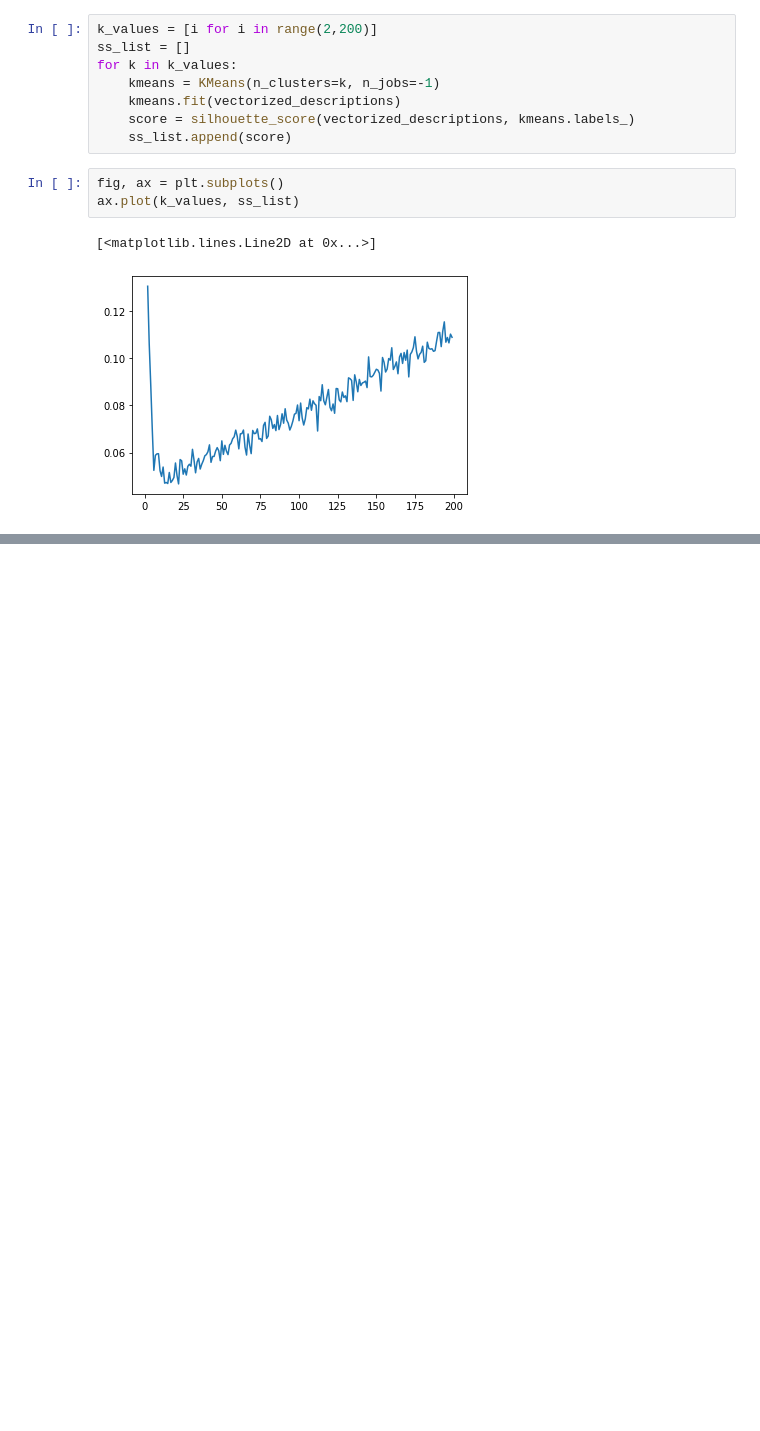
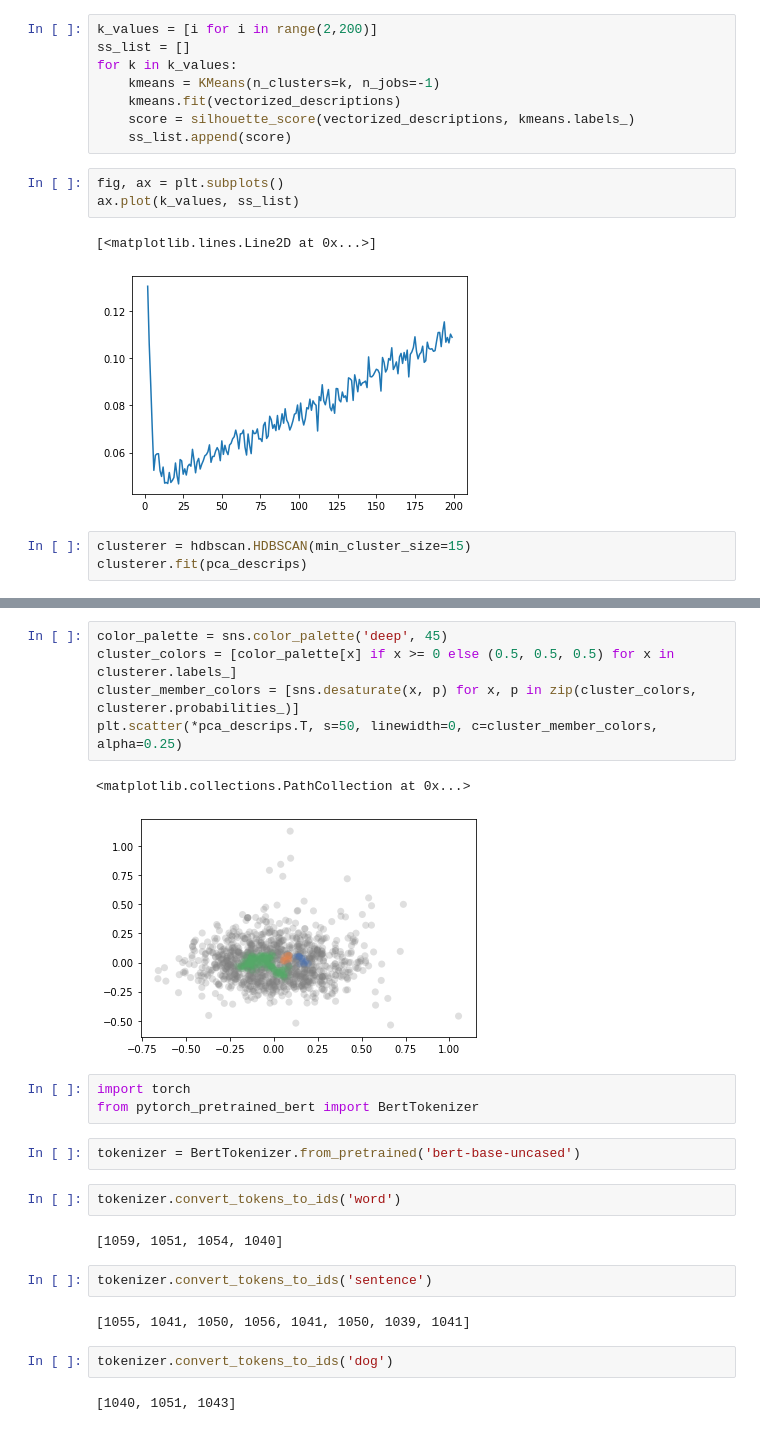
Before and after one commit to Joshmantova/Which-Job-Is-Right-For-You, a Jupyter notebook: notebooks/Spacy_vectorization.ipynb, the cells around one changed output, grey strips where cells are left out. Saved outputs shown, nothing was run; the diff lists cells and outputs as text; blank space fills up the shorter version.

```diff
--- a/notebooks/Spacy_vectorization.ipynb
+++ b/notebooks/Spacy_vectorization.ipynb
@@ -106,3 +109,6 @@ ax.plot(k_values, ss_list)
 # %% [output]
 [<matplotlib.lines.Line2D at 0x...>]
 [figure]
+# %%
+clusterer = hdbscan.HDBSCAN(min_cluster_size=15)
+clusterer.fit(pca_descrips)
@@ -108,0 +150,25 @@ ax.plot(k_values, ss_list)
+# %%
+color_palette = sns.color_palette('deep', 45)
+cluster_colors = [color_palette[x] if x >= 0 else (0.5, 0.5, 0.5) for x in clusterer.labels_]
+cluster_member_colors = [sns.desaturate(x, p) for x, p in zip(cluster_colors, clusterer.probabilities_)]
+plt.scatter(*pca_descrips.T, s=50, linewidth=0, c=cluster_member_colors, alpha=0.25)
+# %% [output]
+<matplotlib.collections.PathCollection at 0x...>
+[figure, added]
+# %%
+import torch
+from pytorch_pretrained_bert import BertTokenizer
+# %%
+tokenizer = BertTokenizer.from_pretrained('bert-base-uncased')
+# %%
+tokenizer.convert_tokens_to_ids('word')
+# %% [output]
+[1059, 1051, 1054, 1040]
+# %%
+tokenizer.convert_tokens_to_ids('sentence')
+# %% [output]
+[1055, 1041, 1050, 1056, 1041, 1050, 1039, 1041]
+# %%
+tokenizer.convert_tokens_to_ids('dog')
+# %% [output]
+[1040, 1051, 1043]
```
Also changed, not shown: parts of 9 cells of this notebook, 7 other files.
